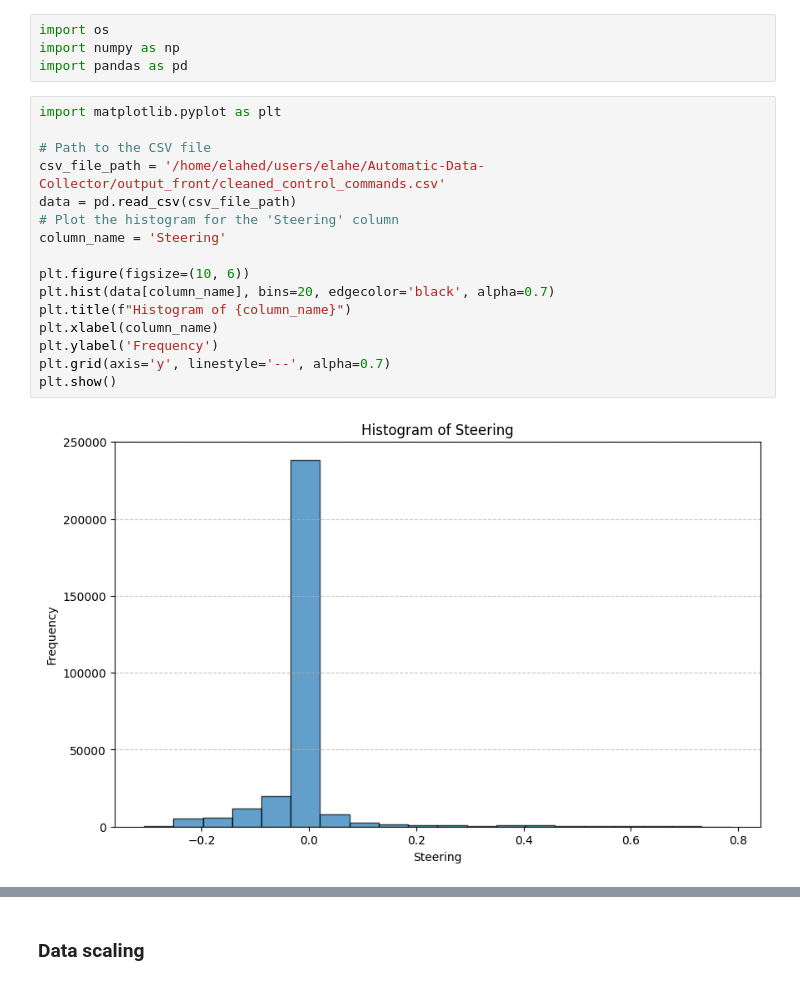
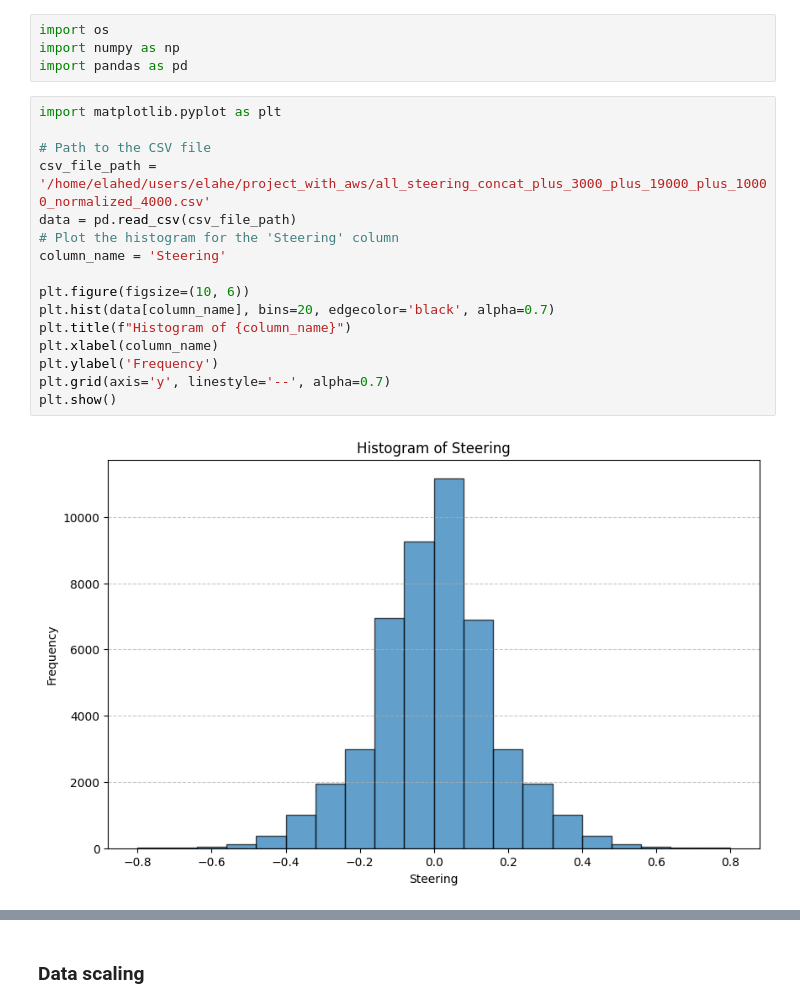
Before and after one commit to ElaheDlv/project-with-aws, a Jupyter notebook: with all data/data_normalizing.ipynb, the cells around one changed output, grey strips where cells are left out. Saved outputs shown, nothing was run; the diff lists cells and outputs as text.

```diff
--- a/with all data/data_normalizing.ipynb
+++ b/with all data/data_normalizing.ipynb
@@ -5,21 +5,21 @@ import pandas as pd
 # %%
 import matplotlib.pyplot as plt
 
 # Path to the CSV file
-csv_file_path = '/home/elahed/users/elahe/Automatic-Data-Collector/output_front/cleaned_control_commands.csv'
+csv_file_path = '/home/elahed/users/elahe/project_with_aws/all_steering_concat_plus_3000_plus_19000_plus_10000_normalized_4000.csv'
 data = pd.read_csv(csv_file_path)
 # Plot the histogram for the 'Steering' column
 column_name = 'Steering'
 
 plt.figure(figsize=(10, 6))
 plt.hist(data[column_name], bins=20, edgecolor='black', alpha=0.7)
 plt.title(f"Histogram of {column_name}")
 plt.xlabel(column_name)
 plt.ylabel('Frequency')
 plt.grid(axis='y', linestyle='--', alpha=0.7)
 plt.show()
 # %% [output]
-[figure, old version]
+[figure, new version]
 # %%
 import numpy as np
 timesteps = np.arange(len(data[column_name]))
```
Also changed, not shown: parts of 8 cells of this notebook, 6 other files.
